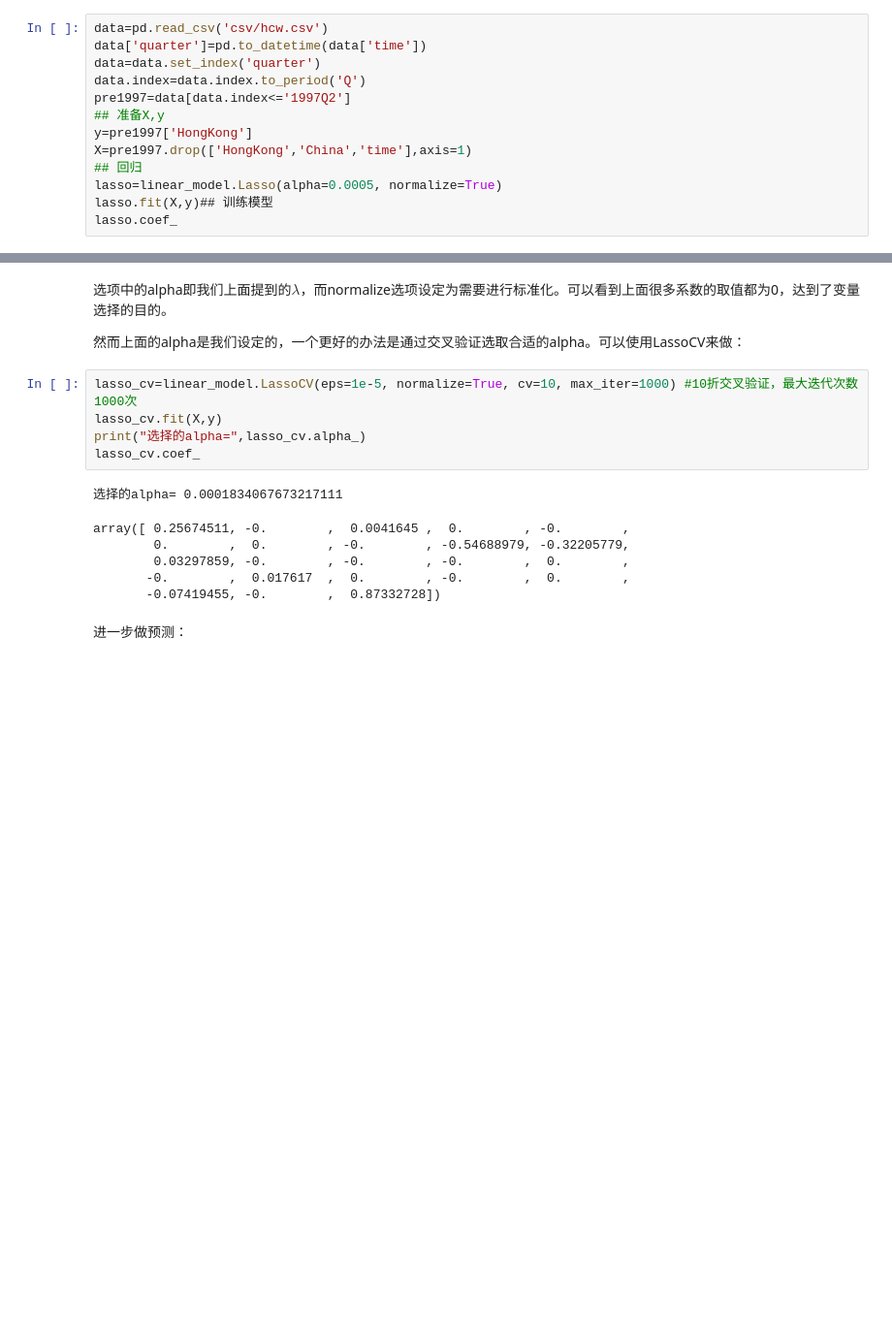
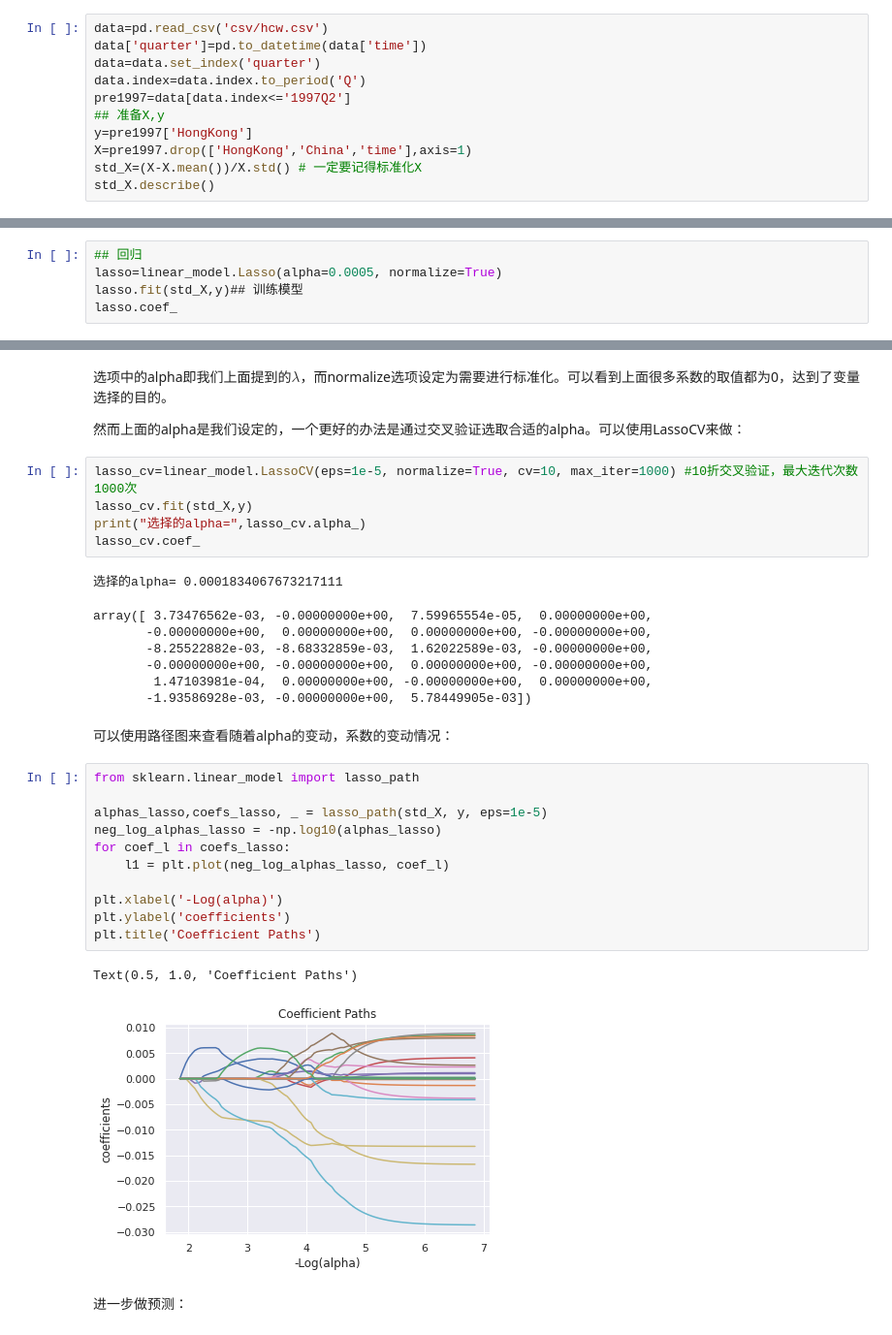
Before and after one commit to sijichun/PythonTutor, a Jupyter notebook: T28_regression_lasso.ipynb, the cells around one changed output, grey strips where cells are left out. Shown at 97% size. Saved outputs shown, nothing was run; the diff lists cells and outputs as text; blank space fills up the shorter version.

```diff
--- a/T28_regression_lasso.ipynb
+++ b/T28_regression_lasso.ipynb
@@ -706,8 +706,6 @@ pre1997=data[data.index<='1997Q2']
 ## 准备X,y
 y=pre1997['HongKong']
 X=pre1997.drop(['HongKong','China','time'],axis=1)
-## 回归
-lasso=linear_model.Lasso(alpha=0.0005, normalize=True)
-lasso.fit(X,y)## 训练模型
-lasso.coef_
+std_X=(X-X.mean())/X.std() # 一定要记得标准化X
+std_X.describe()
 # %% [output]
@@ -718,0 +722,5 @@ array([ 0.17115713, -0.        ,  0.        ,  0.        , -0.        ,
+# %%
+## 回归
+lasso=linear_model.Lasso(alpha=0.0005, normalize=True)
+lasso.fit(std_X,y)## 训练模型
+lasso.coef_
@@ -722,16 +736,33 @@ array([ 0.17115713, -0.        ,  0.        ,  0.        , -0.        ,
 然而上面的alpha是我们设定的，一个更好的办法是通过交叉验证选取合适的alpha。可以使用LassoCV来做：
 # %%
 lasso_cv=linear_model.LassoCV(eps=1e-5, normalize=True, cv=10, max_iter=1000) #10折交叉验证，最大迭代次数1000次
-lasso_cv.fit(X,y)
+lasso_cv.fit(std_X,y)
 print("选择的alpha=",lasso_cv.alpha_)
 lasso_cv.coef_
 # %% [output]
 选择的alpha= 0.0001834067673217111
-array([ 0.25674511, -0.        ,  0.0041645 ,  0.        , -0.        ,
-        0.        ,  0.        , -0.        , -0.54688979, -0.32205779,
-        0.03297859, -0.        , -0.        , -0.        ,  0.        ,
-       -0.        ,  0.017617  ,  0.        , -0.        ,  0.        ,
-       -0.07419455, -0.        ,  0.87332728])
+array([ 3.73476562e-03, -0.00000000e+00,  7.59965554e-05,  0.00000000e+00,
+       -0.00000000e+00,  0.00000000e+00,  0.00000000e+00, -0.00000000e+00,
+       -8.25522882e-03, -8.68332859e-03,  1.62022589e-03, -0.00000000e+00,
+       -0.00000000e+00, -0.00000000e+00,  0.00000000e+00, -0.00000000e+00,
+        1.47103981e-04,  0.00000000e+00, -0.00000000e+00,  0.00000000e+00,
+       -1.93586928e-03, -0.00000000e+00,  5.78449905e-03])
+# %% [markdown]
+可以使用路径图来查看随着alpha的变动，系数的变动情况：
+# %%
+from sklearn.linear_model import lasso_path
+
+alphas_lasso,coefs_lasso, _ = lasso_path(std_X, y, eps=1e-5)
+neg_log_alphas_lasso = -np.log10(alphas_lasso)
+for coef_l in coefs_lasso:
+    l1 = plt.plot(neg_log_alphas_lasso, coef_l)
+
+plt.xlabel('-Log(alpha)')
+plt.ylabel('coefficients')
+plt.title('Coefficient Paths')
+# %% [output]
+Text(0.5, 1.0, 'Coefficient Paths')
+[figure, added]
 # %% [markdown]
 进一步做预测：
 # %%
```
Also changed, not shown: parts of 8 cells of this notebook, 3 other files.
